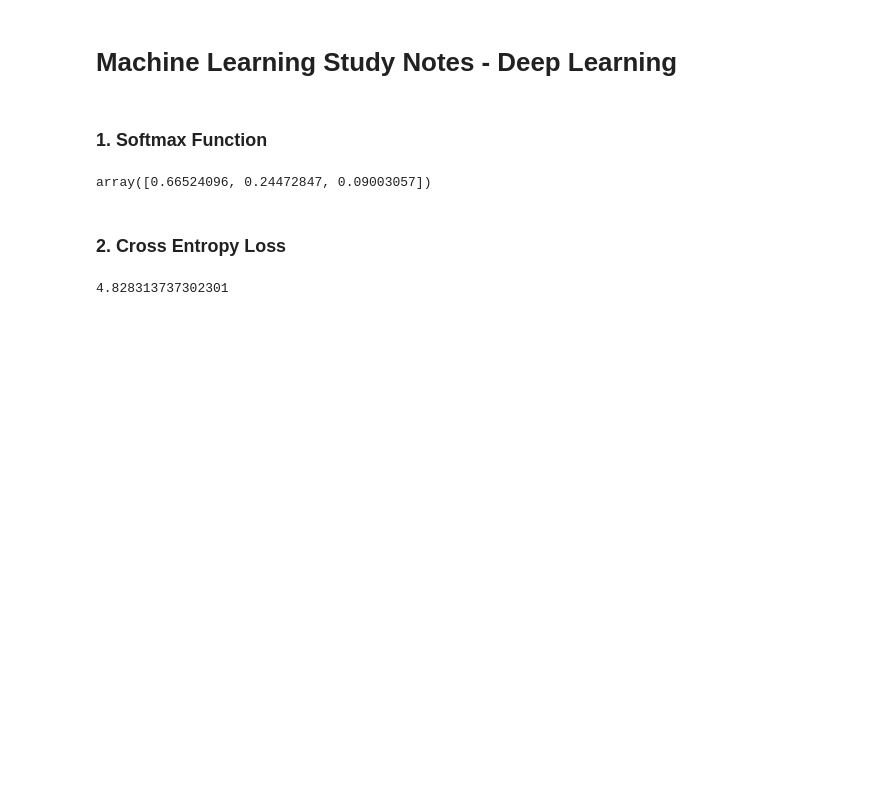
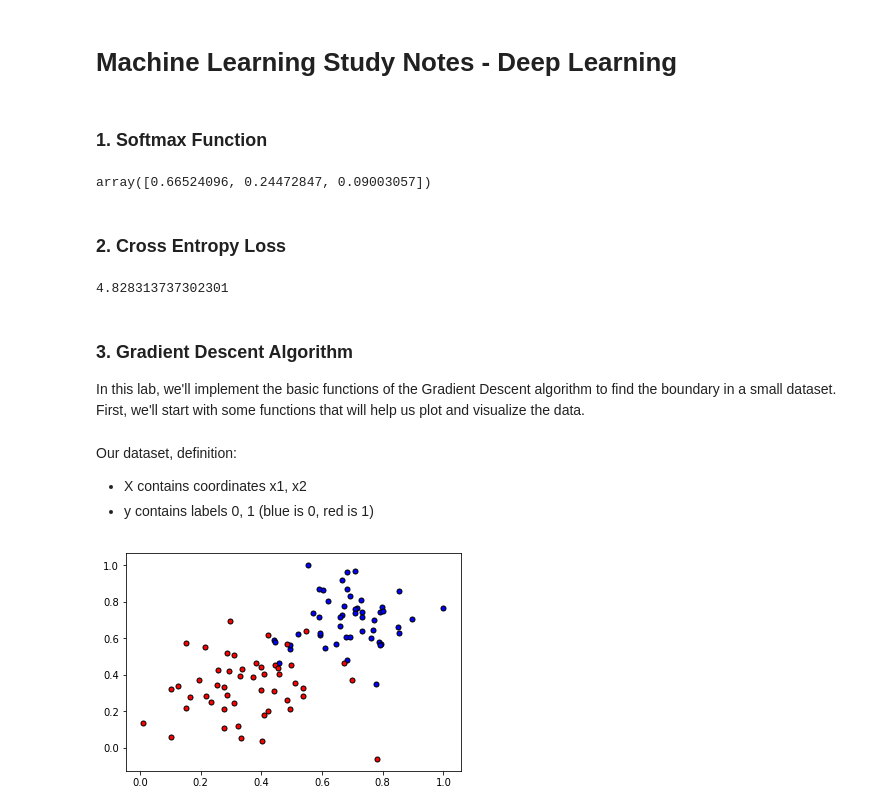
Before and after one commit to sclkan/ML-Study-Notes, a Jupyter notebook: deep_learning_notes.ipynb, the cells around one changed output. Cells and saved outputs as stored; diff of their text form; code cells hidden in the pictures; blank space fills up the shorter version.

Commit message:
Create gradient desecent function

```diff
--- a/deep_learning_notes.ipynb
+++ b/deep_learning_notes.ipynb
@@ -31,3 +33,34 @@ P = [0.4,0.6,0.1,0.5]
 cross_entropy(Y,P)
 # %% [output]
 4.828313737302301
+# %% [markdown]
+### 3. Gradient Descent Algorithm
+
+
+In this lab, we'll implement the basic functions of the Gradient Descent algorithm to find the boundary in a small dataset. First, we'll start with some functions that will help us plot and visualize the data.
+# %%
+#Functions provided by Udacity
+def plot_points(X, y):
+    admitted = X[np.argwhere(y==1)]
+    rejected = X[np.argwhere(y==0)]
+    plt.scatter([s[0][0] for s in rejected], [s[0][1] for s in rejected], s = 25, color = 'blue', edgecolor = 'k')
+    plt.scatter([s[0][0] for s in admitted], [s[0][1] for s in admitted], s = 25, color = 'red', edgecolor = 'k')
+
+def display(m, b, color='g--'):
+    plt.xlim(-0.05,1.05)
+    plt.ylim(-0.05,1.05)
+    x = np.arange(-10, 10, 0.1)
+    plt.plot(x, m*x+b, color)
+# %% [markdown]
+Our dataset, definition:
+
+- X contains coordinates x1, x2
+- y contains labels 0, 1 (blue is 0, red is 1)
+# %%
+data = pd.read_csv('data.csv', header=None)
+X = np.array(data[[0,1]])
+y = np.array(data[2])
+plot_points(X,y)
+plt.show()
+# %% [output]
+[figure, added]
```
Also changed, not shown: parts of 5 cells of this notebook.
